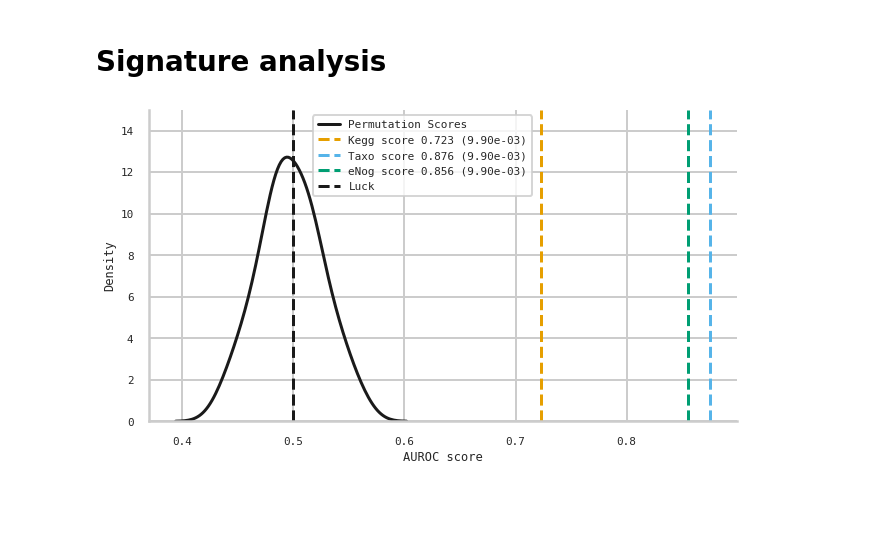
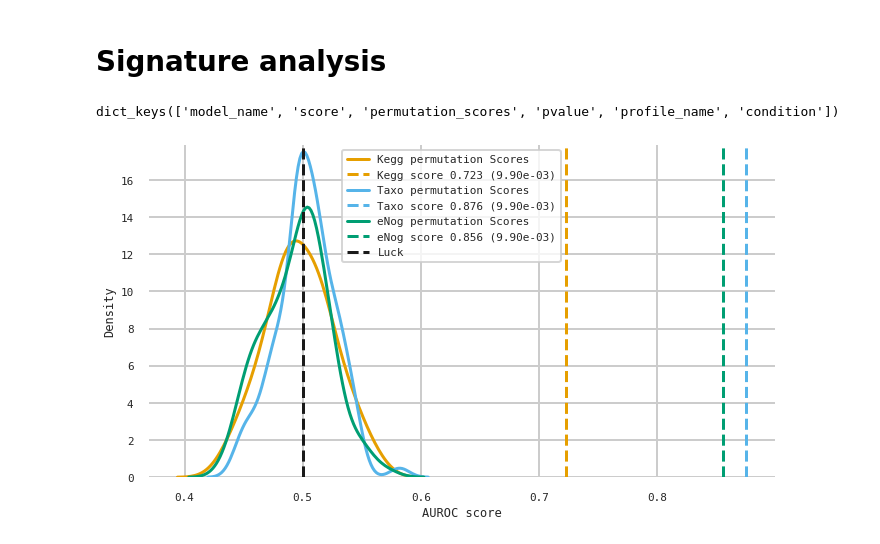
Before and after one commit to babelomics/metagenomic-crc, a Jupyter notebook: machine_learning/plot_results.ipynb, the cells around one changed output. Saved outputs shown, nothing was run; the diff lists cells and outputs as text; code cells hidden in the pictures; blank space fills up the shorter version.

Commit message:
Fix refactorized imports and signature analysis plots.

```diff
--- a/machine_learning/plot_results.ipynb
+++ b/machine_learning/plot_results.ipynb
@@ -1234,10 +1233,15 @@ for profile_name in ["KEGG_KOs", "centrifuge", "OGs"]:
 #     path = results_path.joinpath(f"{condition}_{profile_name}_results".lower(), name)
     path = results_path.joinpath(f"{condition.lower()}_{profile_name.lower()}_results", name)
     if profile_name == "kcentrifuge":
-        results[profile_name] = adenoma_mwtest
+        path = results_path.joinpath(f"{condition.lower()}_{profile_name.lower()}_results.old", name)
+#         results[profile_name] = adenoma_mwtest
     else:
         results_dict[profile_name] = joblib.load(path)
         results.append(joblib.load(path))
+# %%
+results_i.keys()
+# %% [output]
+dict_keys(['model_name', 'score', 'permutation_scores', 'pvalue', 'profile_name', 'condition'])
 # %%
 # def plot_significance(results, path, modus="signature", n_classes=2):
 #     import matplotlib.pyplot as plt
@@ -1255,7 +1259,7 @@ plt.style.use('seaborn-colorblind')
 
 colors = ["b", "C1", "g"]
 colors=COLOR_BLIND_PALETTE
-fac = 1.8
+fac = 1.7
 fig, ax = plt.subplots(constrained_layout=True, figsize=(16/fac, 9/fac))
 
 for i, results_i in enumerate(results):
@@ -1271,40 +1275,41 @@ for i, results_i in enumerate(results):
     permutation_scores = results_i["permutation_scores"]
     score = results_i["score"]
 
-    # plt.hist(permutation_scores, 20, label='Permutation scores', edgecolor='black')
-    if i == 0:
-        sns.kdeplot(
-            pd.Series(permutation_scores, name="Permutation Scores"), color="k"
-        )
-    ylim = [0, 15]
+    sns.kdeplot(
+        pd.Series(permutation_scores, name=f"{profile_name} permutation Scores"), color=COLOR_BLIND_PALETTE[i+1]
+    )
+    ylim = [0, 17.9]
     plt.plot(
         2 * [score],
         ylim,
         #f"--{color_i}",
         color=COLOR_BLIND_PALETTE[i+1],
         linestyle="--",
         linewidth=3,
         label=f"{profile_name} score {score:.3f} ({pvalue:.2e})",
     )
 
 plt.plot(2 * [1.0 / n_classes], ylim, "--k", linewidth=3, label="Luck")
 
 plt.ylim(ylim)
 
 plt.xlabel("AUROC score")
 plt.ylabel("Density")
 # plt.tight_layout()
-plt.legend(loc="upper left", bbox_to_anchor=(0.27, 1))
+plt.legend(loc="upper left", bbox_to_anchor=(0.3, 1))
 
-sns.despine()
+ax.spines['right'].set_visible(False)
+ax.spines['top'].set_visible(False)
+ax.spines['left'].set_visible(False)
+ax.spines['bottom'].set_visible(False)
 
 for ext in ["pdf", "svg", "png"]:
     fname = f"{condition}_{modus}_permutation_analysis.{ext}".lower()
     fpath = path.joinpath(fname)
     plt.savefig(fpath, dpi=300, bbox_inches="tight", pad_inches=0.1)
 #     if ext=="svg":
     plt.savefig(project_path.joinpath("figures", fname), dpi=300, bbox_inches="tight", pad_inches=0.1)
 
 plt.show()
 # %% [output]
-[figure, old version]
+[figure, new version]
```
Also changed, not shown: parts of 4 cells of this notebook, 3 other files.
